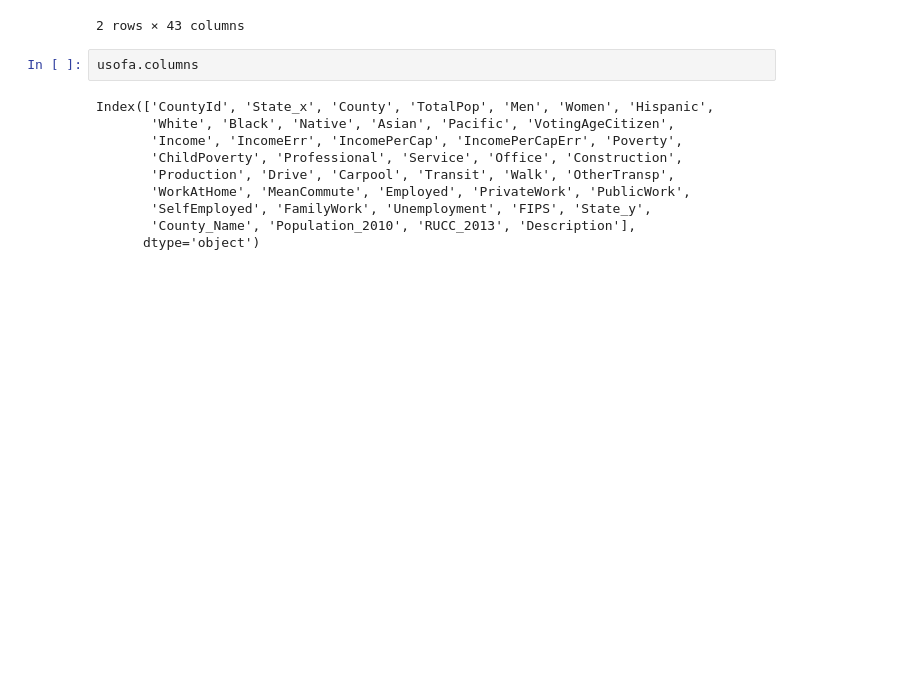
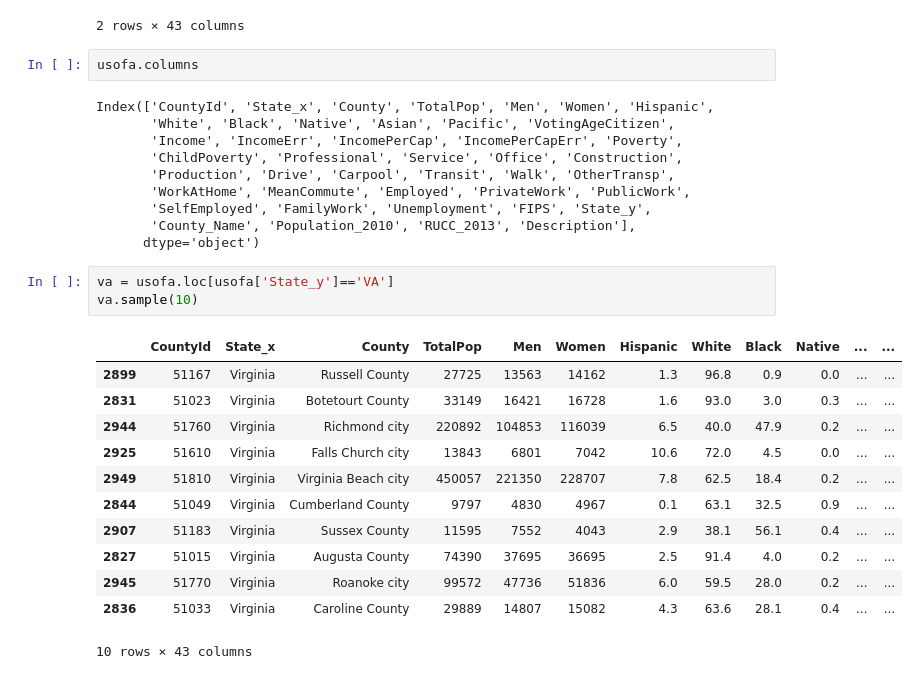
Before and after one commit to vharkar/305-virginia-census-data, a Jupyter notebook: assets/pandas_eda.ipynb, the cells around one changed output. Drawn from its saved outputs; the diff is of its cells as text; blank space fills up the shorter version.

```diff
--- a/assets/pandas_eda.ipynb
+++ b/assets/pandas_eda.ipynb
@@ -92,3 +135,19 @@ Index(['CountyId', 'State_x', 'County', 'TotalPop', 'Men', 'Women', 'Hispanic',
        'SelfEmployed', 'FamilyWork', 'Unemployment', 'FIPS', 'State_y',
        'County_Name', 'Population_2010', 'RUCC_2013', 'Description'],
       dtype='object')
+# %%
+va = usofa.loc[usofa['State_y']=='VA']
+va.sample(10)
+# %% [output]
+|  | CountyId | State_x | County | TotalPop | Men | Women | Hispanic | White | Black | Native | ... | ... |
+| 2899 | 51167 | Virginia | Russell County | 27725 | 13563 | 14162 | 1.3 | 96.8 | 0.9 | 0.0 | ... | ... |
+| 2831 | 51023 | Virginia | Botetourt County | 33149 | 16421 | 16728 | 1.6 | 93.0 | 3.0 | 0.3 | ... | ... |
+| 2944 | 51760 | Virginia | Richmond city | 220892 | 104853 | 116039 | 6.5 | 40.0 | 47.9 | 0.2 | ... | ... |
+| 2925 | 51610 | Virginia | Falls Church city | 13843 | 6801 | 7042 | 10.6 | 72.0 | 4.5 | 0.0 | ... | ... |
+| 2949 | 51810 | Virginia | Virginia Beach city | 450057 | 221350 | 228707 | 7.8 | 62.5 | 18.4 | 0.2 | ... | ... |
+| 2844 | 51049 | Virginia | Cumberland County | 9797 | 4830 | 4967 | 0.1 | 63.1 | 32.5 | 0.9 | ... | ... |
+| 2907 | 51183 | Virginia | Sussex County | 11595 | 7552 | 4043 | 2.9 | 38.1 | 56.1 | 0.4 | ... | ... |
+| 2827 | 51015 | Virginia | Augusta County | 74390 | 37695 | 36695 | 2.5 | 91.4 | 4.0 | 0.2 | ... | ... |
+| 2945 | 51770 | Virginia | Roanoke city | 99572 | 47736 | 51836 | 6.0 | 59.5 | 28.0 | 0.2 | ... | ... |
+| 2836 | 51033 | Virginia | Caroline County | 29889 | 14807 | 15082 | 4.3 | 63.6 | 28.1 | 0.4 | ... | ... |
+10 rows × 43 columns
```
Also changed, not shown: parts of 2 cells of this notebook, 1 other file.
